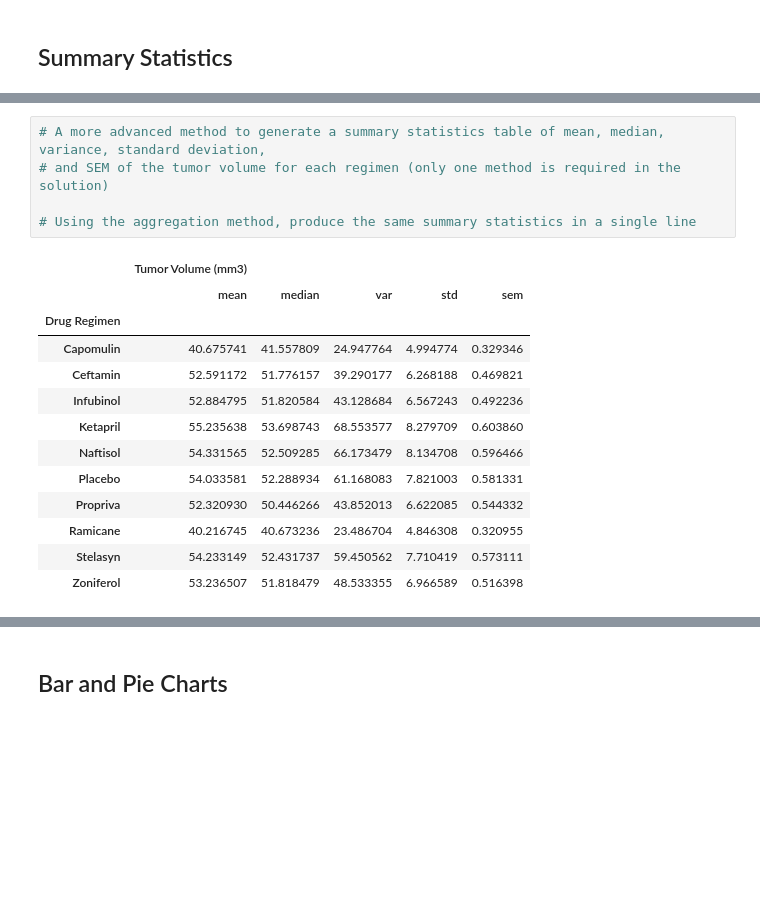
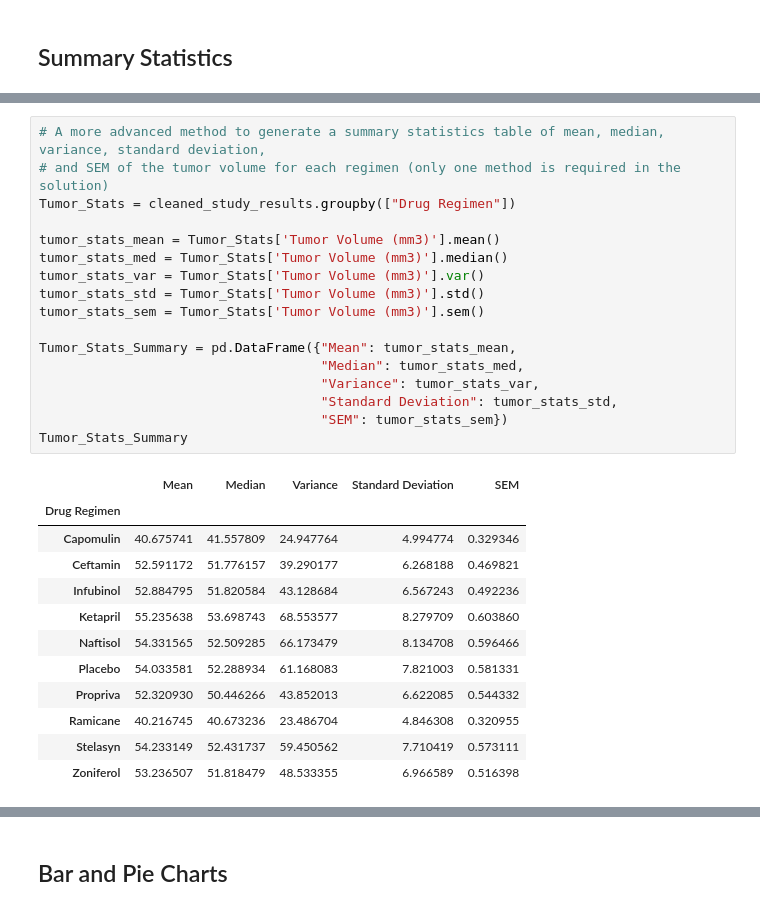
Before and after one commit to Geysha07/Pymaceuticals, a Jupyter notebook: Starter_Code/Pymaceuticals/pymaceuticals_starter.ipynb, the cells around one changed output, grey strips where cells are left out. Drawn from its saved outputs; the diff is of its cells as text; blank space fills up the shorter version.

```diff
--- a/Starter_Code/Pymaceuticals/pymaceuticals_starter.ipynb
+++ b/Starter_Code/Pymaceuticals/pymaceuticals_starter.ipynb
@@ -130,11 +123,22 @@ Tumor_Stats_Summary
 # %%
 # A more advanced method to generate a summary statistics table of mean, median, variance, standard deviation,
 # and SEM of the tumor volume for each regimen (only one method is required in the solution)
+Tumor_Stats = cleaned_study_results.groupby(["Drug Regimen"])
 
-# Using the aggregation method, produce the same summary statistics in a single line
+tumor_stats_mean = Tumor_Stats['Tumor Volume (mm3)'].mean()
+tumor_stats_med = Tumor_Stats['Tumor Volume (mm3)'].median()
+tumor_stats_var = Tumor_Stats['Tumor Volume (mm3)'].var()
+tumor_stats_std = Tumor_Stats['Tumor Volume (mm3)'].std()
+tumor_stats_sem = Tumor_Stats['Tumor Volume (mm3)'].sem()
+
+Tumor_Stats_Summary = pd.DataFrame({"Mean": tumor_stats_mean,
+                                    "Median": tumor_stats_med,
+                                    "Variance": tumor_stats_var,
+                                    "Standard Deviation": tumor_stats_std,
+                                    "SEM": tumor_stats_sem})
+Tumor_Stats_Summary
 # %% [output]
-|  | Tumor Volume (mm3) |  |  |  |  |
-|  | mean | median | var | std | sem |
+|  | Mean | Median | Variance | Standard Deviation | SEM |
 | Drug Regimen |  |  |  |  |  |
 | Capomulin | 40.675741 | 41.557809 | 24.947764 | 4.994774 | 0.329346 |
 | Ceftamin | 52.591172 | 51.776157 | 39.290177 | 6.268188 | 0.469821 |
```
Also changed, not shown: parts of 4 cells of this notebook.
